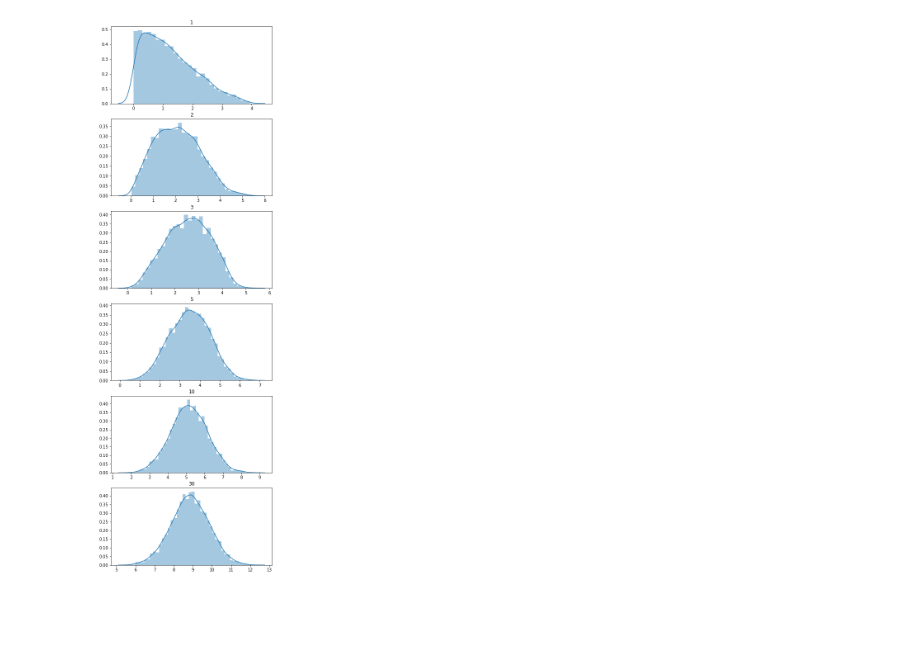
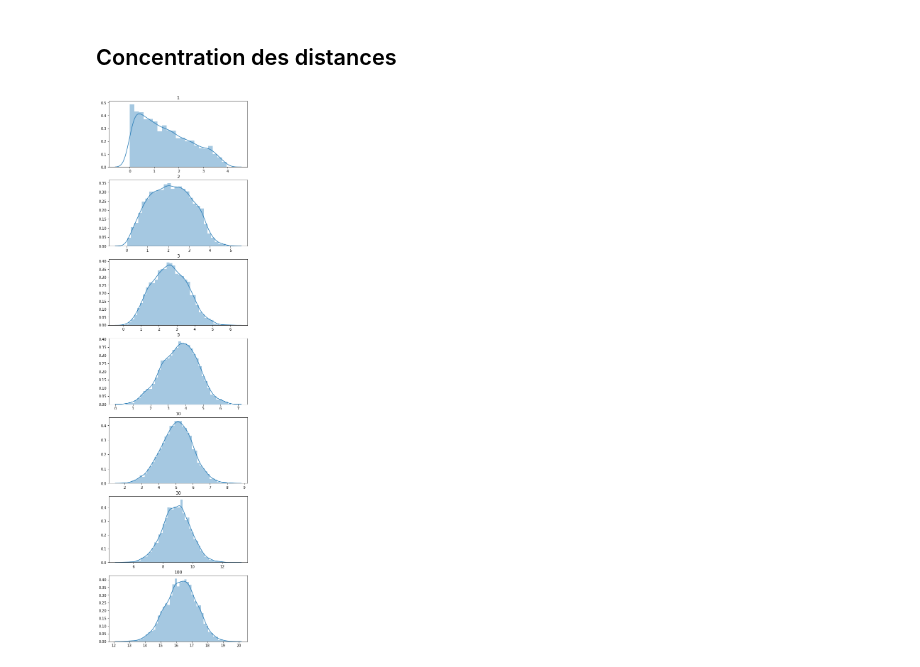
Before and after one commit to AchilleBaucher/confiance_diffusion, a Jupyter notebook: jupyter/roue_libre.ipynb, the cells around one changed output. Drawn from its saved outputs; the diff is of its cells as text; code cells hidden in the pictures; blank space fills up the shorter version.

```diff
--- a/jupyter/roue_libre.ipynb
+++ b/jupyter/roue_libre.ipynb
@@ -0,0 +5,10 @@
+# %%
+N = 1000
+dim = 2
+l = []
+for dim in range(1,20):
+    p1 = np.random.uniform(-1,1,(N,dim))
+    zero = np.zeros(dim)
+    score = sum(np.array(list(map(lambda x : euclidean(zero,x),p1))) < 1)/N
+    l.append(score)
+plt.plot(l)
@@ -1,15 +18,17 @@
+# %% [markdown]
+## Concentration des distances
 # %%
 # Test
 import numpy as np
 import matplotlib.pyplot as plt
 import seaborn as sns
-from scipy.spatial.distance import pdist
+from scipy.spatial.distance import pdist,euclidean
 
-ks = [1,2,3,5,10,30]
+ks = [1,2,3,5,10,30,100]
 fig, axes = plt.subplots(len(ks),figsize = (7,4*len(ks)))
 for i,k in enumerate(ks):
     p1 = np.random.uniform(0,4,(100,k))
     sns.distplot(pdist(p1,'euclidean'),ax= axes[i])
     axes[i].set_title(k)
 # %% [output]
-[figure, old version]
+[figure, new version]
```
Also changed, not shown: parts of 5 cells of this notebook, 3 other files.
